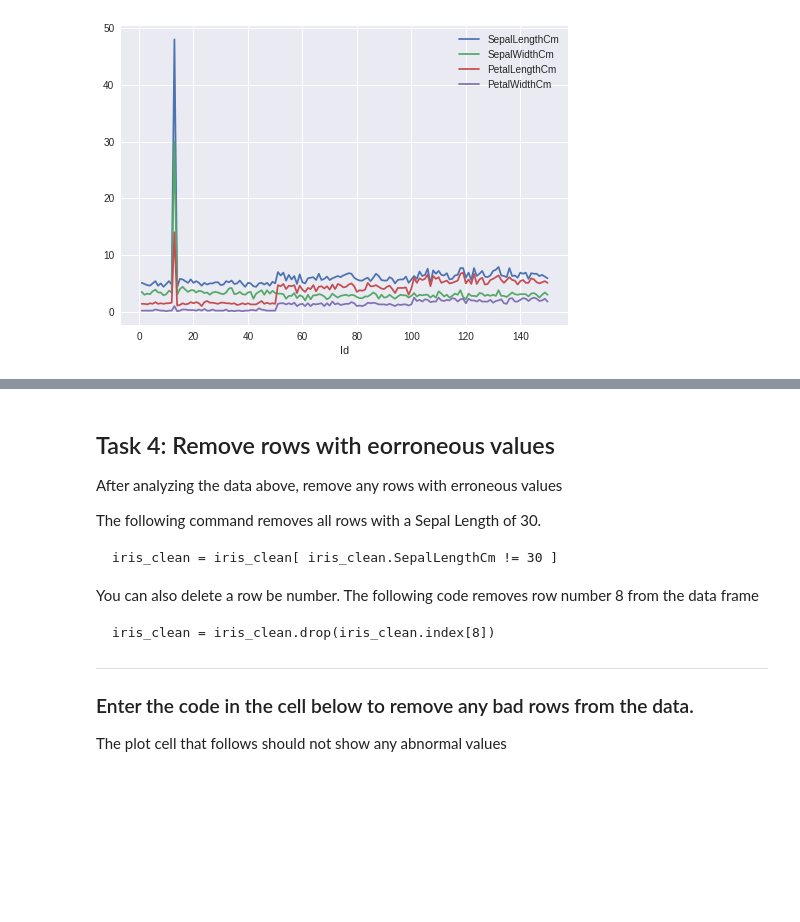
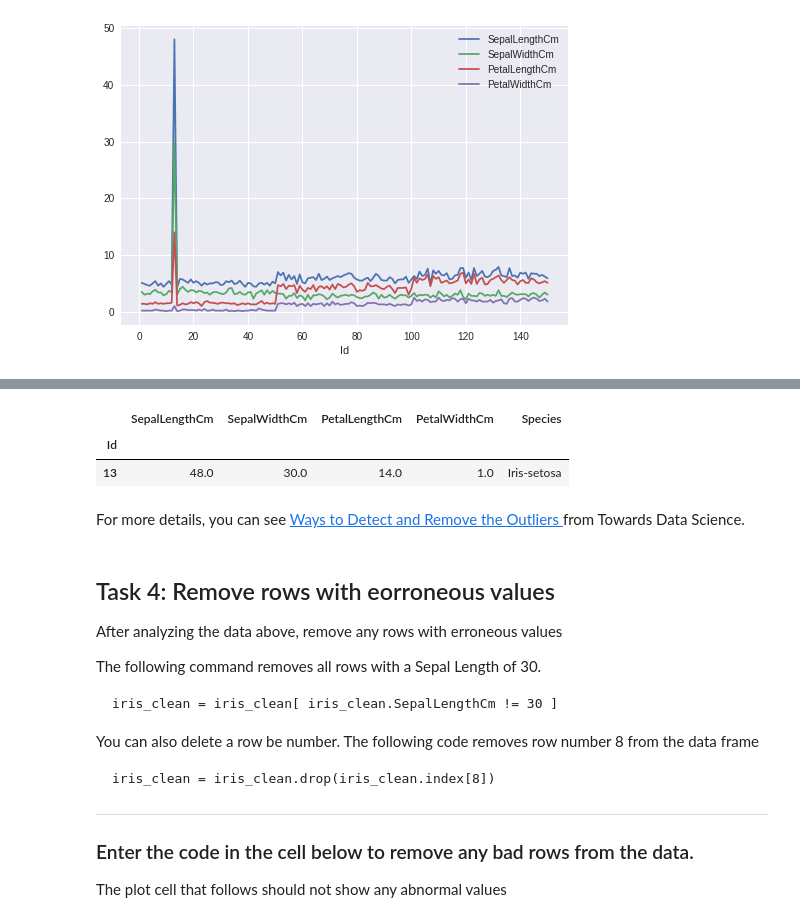
Before and after one commit to CIS3115-Machine-Learning-Scholastica/CIS3115ML-Units1and2, a Jupyter notebook: Practice_2_Iris_data_visualizations.ipynb, the cells around one changed output, grey strips where cells are left out. Drawn from its saved outputs; the diff is of its cells as text; code cells hidden in the pictures; blank space fills up the shorter version.

```diff
--- a/Practice_2_Iris_data_visualizations.ipynb
+++ b/Practice_2_Iris_data_visualizations.ipynb
@@ -268,0 +324,5 @@ iris_clean = iris_clean[ iris_clean.SepalLengthCm != 40 ]
+# %%
+from scipy import stats
+import numpy as np
+SepalWidth_Z = np.abs(stats.zscore(iris_clean['SepalWidthCm']))
+print (SepalWidth_Z)
@@ -269,3 +347,11 @@ iris_clean = iris_clean[ iris_clean.SepalLengthCm != 40 ]
+# %%
+iris_clean[(SepalWidth_Z > 3)]
+# %% [output]
+|  | SepalLengthCm | SepalWidthCm | PetalLengthCm | PetalWidthCm | Species |
+| Id |  |  |  |  |  |
+| 13 | 48.0 | 30.0 | 14.0 | 1.0 | Iris-setosa |
+# %% [markdown]
+For more details, you can see [Ways to Detect and Remove the Outliers ](https://towardsdatascience.com/ways-to-detect-and-remove-the-outliers-404d16608dba)from Towards Data Science.
 # %% [markdown]
  ## Task 4: Remove rows with eorroneous values
 After analyzing the data above, remove any rows with erroneous values
```
Also changed, not shown: parts of 14 cells of this notebook.
